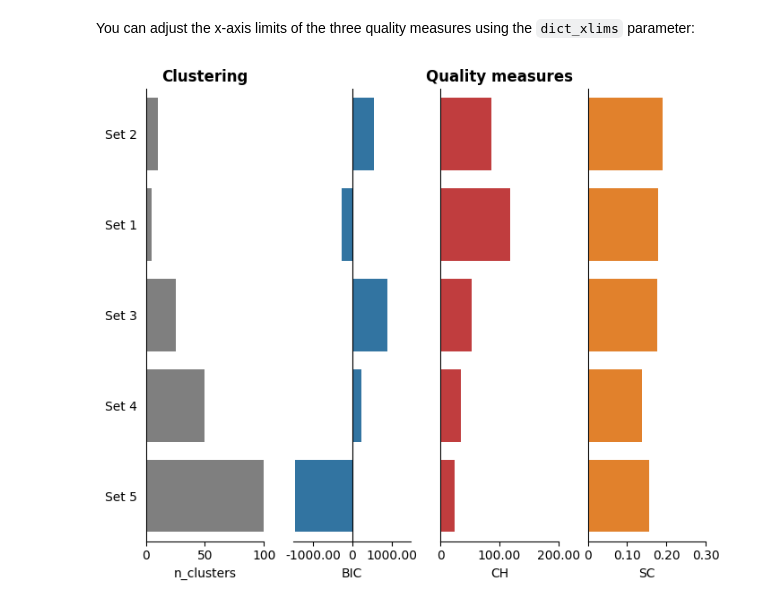
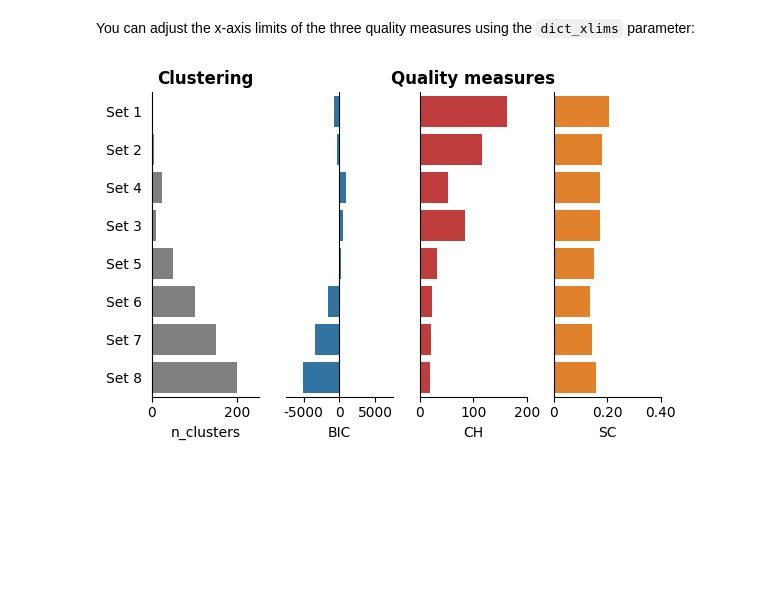
Before and after one commit to breimanntools/aaanalysis, a Jupyter notebook: examples/aac_plot_eval.ipynb, the cells around one changed output. Cells and saved outputs as stored; diff of their text form; code cells hidden in the pictures; blank space fills up the shorter version.

Commit message:
Update examples AAclustPlot, dPULearnPlot

```diff
--- a/examples/aac_plot_eval.ipynb
+++ b/examples/aac_plot_eval.ipynb
@@ -10,7 +10,7 @@ df_scales = aa.load_scales()
 X = df_scales.T
 # Fit AAclust model and retrieve labels for evaluation
 aac = aa.AAclust()
-list_labels = [aac.fit(X, n_clusters=n).labels_ for n in [5, 10, 25, 50, 100]]
+list_labels = [aac.fit(X, n_clusters=n).labels_ for n in [3, 5, 10, 25, 50, 100, 150, 200]]
 df_eval = aac.eval(X, list_labels=list_labels)
 # %% [markdown]
 And can visualize now all results of the `df_eval``. The clustering results are ranked in from top to down by the average ranking over all three quality measures (BIC, SC, and CH):
@@ -23,8 +23,8 @@ plt.show()
 # %% [markdown]
 You can adjust the x-axis limits of the three quality measures using the ``dict_xlims`` parameter:
 # %%
-dict_xlims = dict(n_clusters=(0, 100), BIC=(-1500, 1500), CH=(0, 200), SC=(0, 0.3))
+dict_xlims = dict(n_clusters=(0, 250), BIC=(-7500, 7500), CH=(0, 200), SC=(0, 0.4))
 aac_plot.eval(df_eval=df_eval, dict_xlims=dict_xlims)
 plt.show()
 # %% [output]
-[figure, old version]
+[figure, new version]
```
Also changed, not shown: parts of 2 cells of this notebook, 19 other files.
